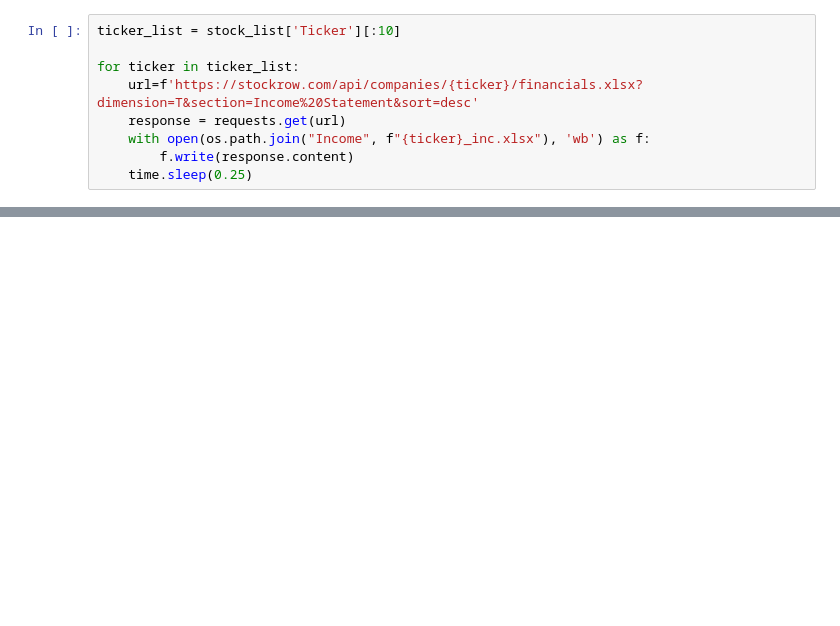
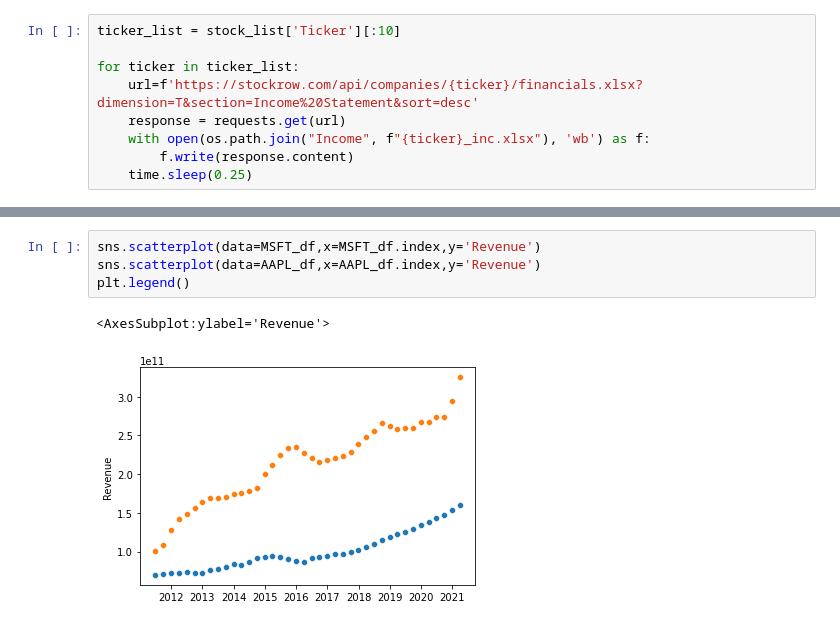
Before and after one commit to sfreagin/SEC_testing, a Jupyter notebook: pulling_stockrow.ipynb, the cells around one changed output, grey strips where cells are left out. Saved outputs shown, nothing was run; the diff lists cells and outputs as text; blank space fills up the shorter version.

```diff
--- a/pulling_stockrow.ipynb
+++ b/pulling_stockrow.ipynb
@@ -72,0 +166,7 @@ AAPL_df
+# %%
+sns.scatterplot(data=MSFT_df,x=MSFT_df.index,y='Revenue')
+sns.scatterplot(data=AAPL_df,x=AAPL_df.index,y='Revenue')
+plt.legend()
+# %% [output]
+<AxesSubplot:ylabel='Revenue'>
+[figure, added]
```
Also changed, not shown: parts of 11 cells of this notebook.
